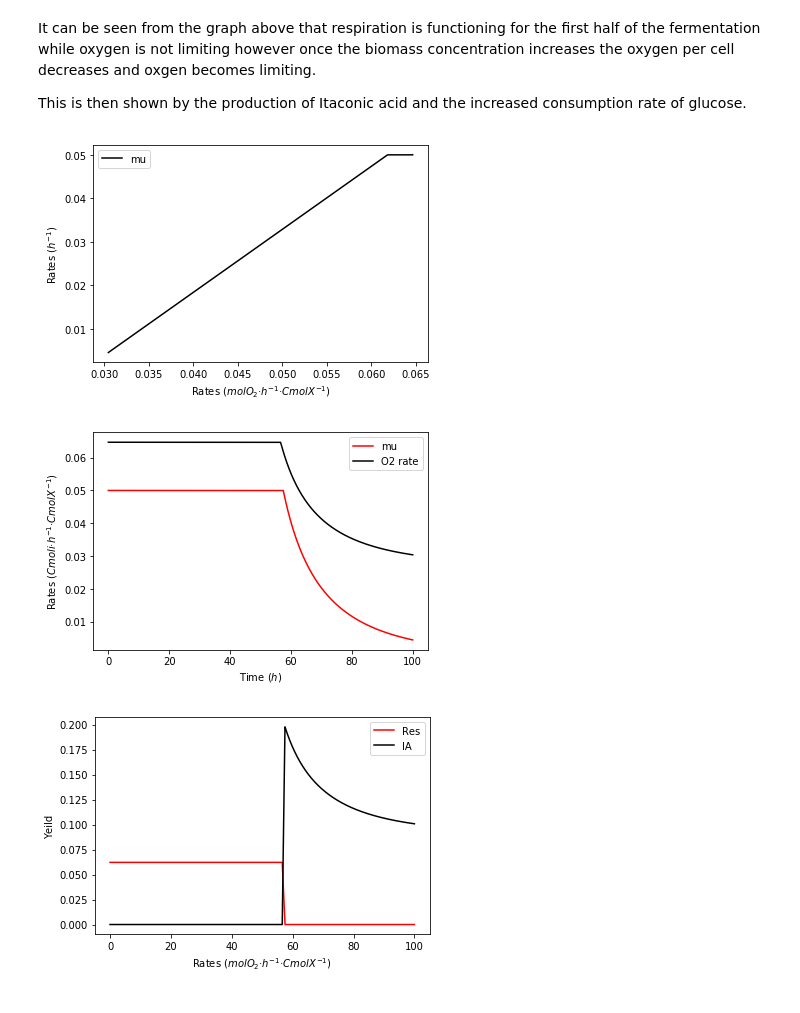
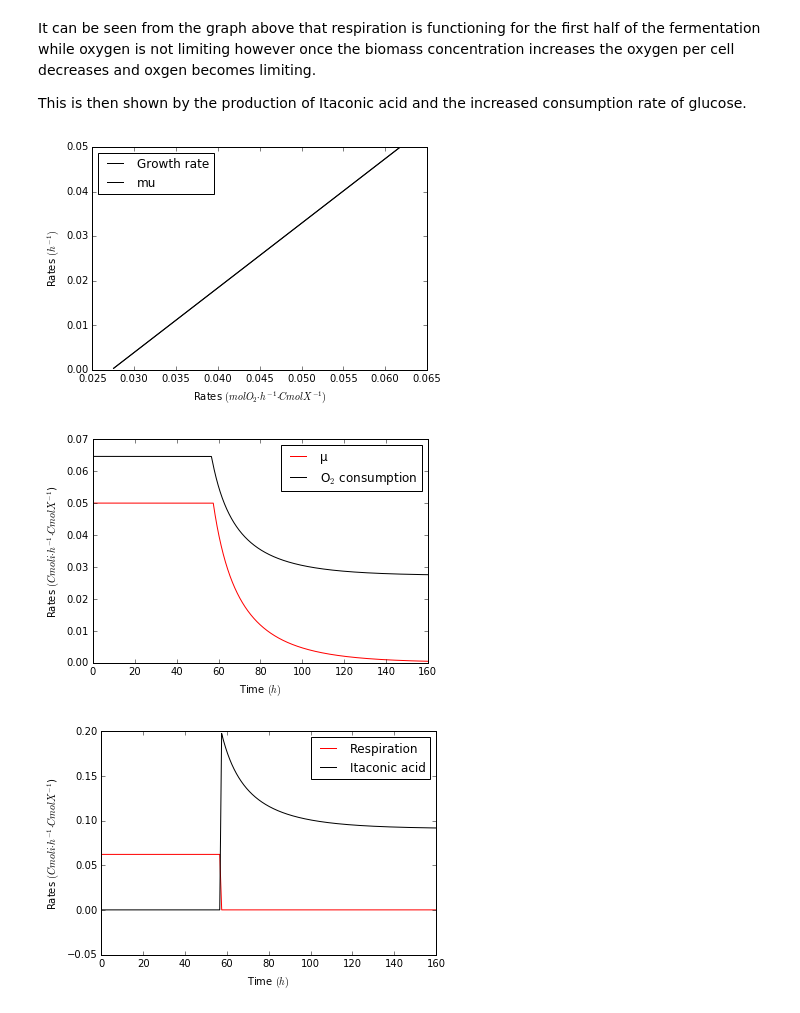
Before and after one commit to reubens9/CBP732-Reuben, a Jupyter notebook: Assignment 2/Aerobic model.ipynb, the cells around one changed output. Drawn from its saved outputs; the diff is of its cells as text; code cells hidden in the pictures.

```diff
--- a/Assignment 2/Aerobic model.ipynb
+++ b/Assignment 2/Aerobic model.ipynb
@@ -189,7 +189,7 @@ def rates(C,t):
 #     print (ro_mt)
     if ro_mt > flux[6,0]*Cx:
         return [flux[1,0],
-                -flux[0,0],
+                -mu,
                  flux[5,0],
                flux[2,0] + 1/5*flux[5,0] + alpha*flux[1,0],
                flux[6,0],
@@ -210,7 +210,7 @@ def rates(C,t):
 #         if cnt == 2:
 #             print (t)
         return [flux[1,0],
-                -flux[0,0],
+                -mu,
                  flux[5,0],
                flux[2,0] + 1/5*flux[5,0] + alpha*flux[1,0],
                flux[6,0],
@@ -222,17 +222,20 @@ def rates(C,t):
 # %%
 Cxo,Cso,Cio,Cco,Co, res,atp = 0.1,50,0,0,0,0,0
 Co_sat = 7 / 1000 / 32  # mol O2 per liter
-kla = 500
+kla = 200
 C = [Cxo,Cso,Cio,Cco, Co,res,atp]
-T = 100
+T = 160
 leng = T*101
 tspan = np.linspace(0,T,leng)
 Cans = odeint(dNdt,C,tspan)
 Cx,Cs,Ci,Cco,Co,res,atp = Cans.T
+plt.figure()
 plt.plot(tspan, Cx, 'b', label='Cx')
 plt.plot(tspan, Ci, 'c', label='Ci')
 plt.plot(tspan, Cs, 'k', label='Cs')
-
+plt.xlabel('Time ($h$)')
+plt.ylabel('Concentration ($cmol/L$)')
+plt.ylim(0)
 # Cxo,Cso,Cio,Cco,Co, res = 0.1,50,0,0,0,0
 # Co_sat = 7 / 1000 / 32  # mol O2 per liter
 # kla = 200
@@ -245,6 +248,8 @@ plt.plot(tspan, Cs, 'k', label='Cs')
 # plt.plot(tspan, Ci2, 'g', label='Ci')
 # # plt.plot(tspan, Cco, 'k', label='Cco2')
 plt.legend(loc = 'best')
+
+plt.savefig('conc.png')
 plt.show()
 print ('T = ',tspan[5600])
 # %% [output]
@@ -269,7 +274,7 @@ Mu = [rate([Cxi, Csi, Cii, Ccoi, Coi,resi,atpi],t ) for Cxi, Csi, Cii, Ccoi,Coi,
 rate = np.array(Mu)
 rx,rs,ri,rco,ro,rres,ratp = rate.T
 Yoatp = ratp/ro
-# plt.plot(ro,rx,'k',label = "Growth rate")
+plt.plot(ro,rx,'k',label = "Growth rate")
 plt.plot(ro,rx,'k',label = "mu")
 # plt.plot(tspan,rate[:,1], 'c--',label = "Glucose rate")
 # plt.plot(tspan,rate[:,2], 'r--',label = "IA rate")
@@ -283,12 +288,13 @@ plt.xlabel('Rates $(mol O_2 \xB7 h^{-1} \xB7 CmolX^{-1})$')
 plt.show()
 
 
-
-plt.plot(tspan,rx, 'r',label = "mu")
-plt.plot(tspan,ro, 'k',label = "O2 rate")
+plt.figure()
+plt.plot(tspan,rx, 'r',label = "µ")
+plt.plot(tspan,ro, 'k',label = "O$_2$ consumption")
 plt.ylabel('Rates $(Cmoli \xB7 h^{-1} \xB7 CmolX^{-1}$)')
 plt.xlabel('Time $(h)$')
 plt.legend(loc = 'best')
+plt.savefig('o2mu.png')
 plt.show()
 
 # plt.plot(tspan,rate[:,5], 'r',label = "Respiration rate")
@@ -297,17 +303,19 @@ plt.show()
 # plt.legend(loc = 'best')
 # plt.show()
 # %% [output]
-[figure, old version]
+[figure, new version]
-[figure, old version]
+[figure, new version]
 # %%
 s,e = 0,-1
-plt.plot(tspan[s:e],rres[s:e],'r',label = "Res")
-plt.plot(tspan[s:e],ri[s:e],'k',label = "IA")
+plt.figure()
+plt.plot(tspan[s:e],rres[s:e],'r',label = "Respiration")
+plt.plot(tspan[s:e],ri[s:e],'k',label = "Itaconic acid")
 plt.legend(loc = 'best')
-plt.ylabel('Yeild')
-plt.xlabel('Rates $(mol O_2 \xB7 h^{-1} \xB7 CmolX^{-1})$')
-
+plt.ylabel('Rates $(Cmoli \xB7 h^{-1} \xB7 CmolX^{-1}$)')
+plt.xlabel('Time $(h)$')
+plt.xlim(0)
+plt.savefig('phases.png')
 plt.show()
 # %% [output]
-[figure, old version]
+[figure, new version]
 # %%
```
Also changed, not shown: parts of 5 cells of this notebook, 12 other files.
